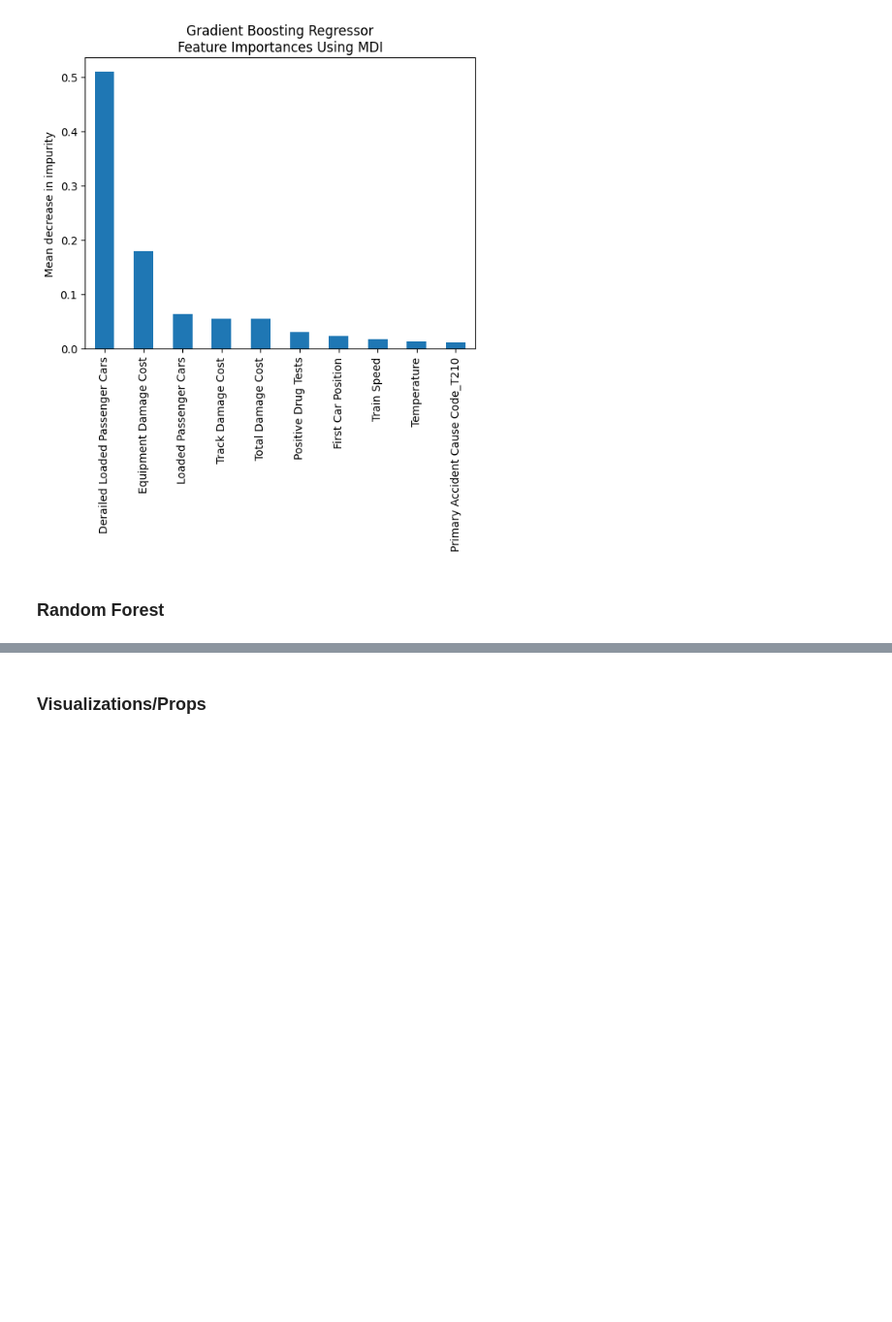
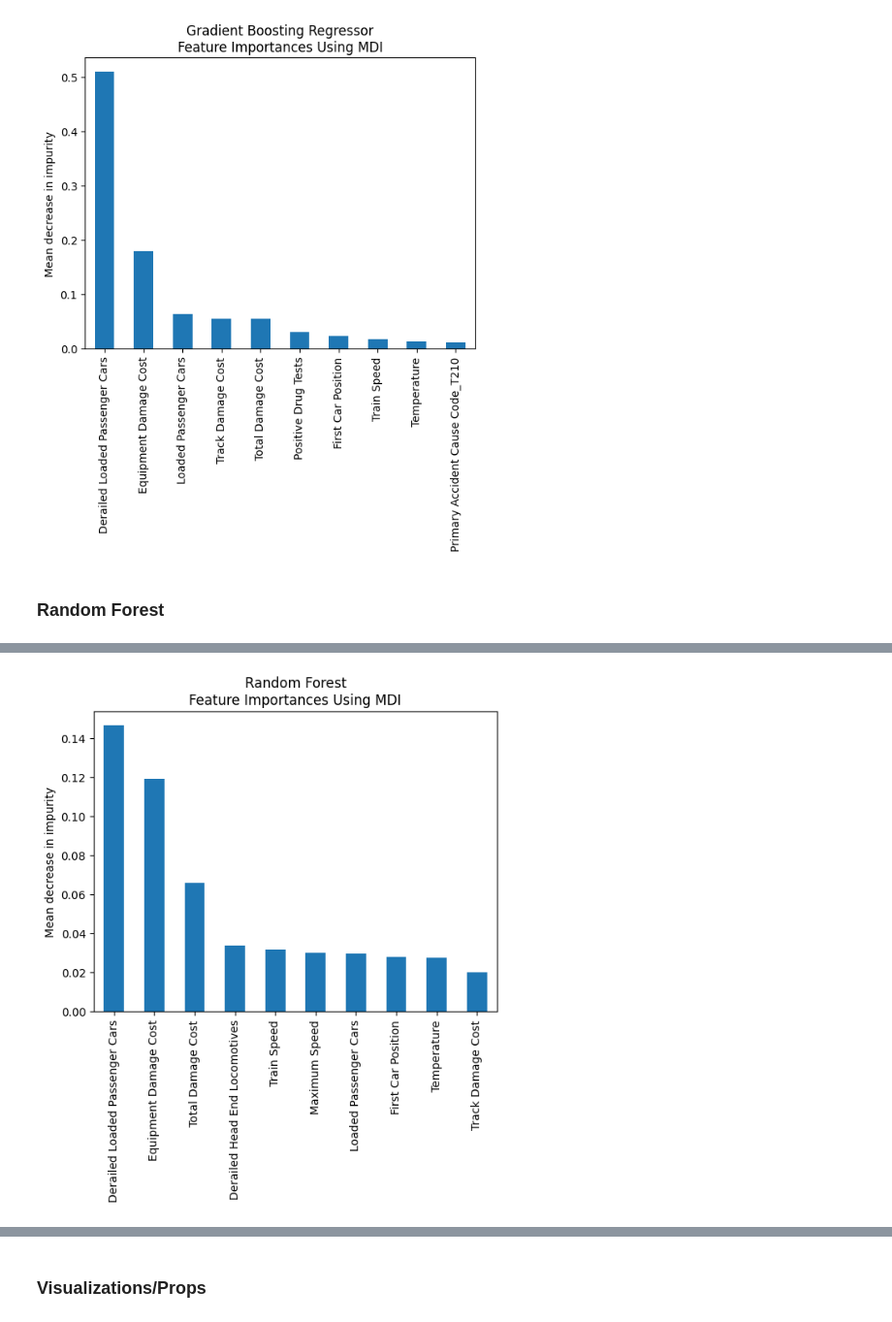
Before and after one commit to ndahlinuvm/Train-Derailment-287Project, a Jupyter notebook: modeling_injuries.ipynb, the cells around one changed output, grey strips where cells are left out. Shown at 97% size. Drawn from its saved outputs; the diff is of its cells as text; code cells hidden in the pictures; blank space fills up the shorter version.

```diff
--- a/modeling_injuries.ipynb
+++ b/modeling_injuries.ipynb
@@ -534,0 +537,10 @@ look at test vs training error over n_estimators
+# %%
+print("max features = full set of predictors")
+rfreg_more_feat = RandomForestRegressor(max_features=int(len(X.columns)/2),
+                              verbose=True,
+                                n_jobs=-1)
+
+rfreg_more_feat.fit(xtrain, ytrain)
+
+print('Test Score:',rfreg_more_feat.score(xtest,ytest))
+print('Train Score:',rfreg_more_feat.score(xtrain,ytrain))
@@ -534,0 +562,7 @@ look at test vs training error over n_estimators
+# %%
+importances2 = rfreg_more_feat.feature_importances_
+colnames = X.columns
+
+std2 = np.std([tree.feature_importances_ for tree in rfreg_more_feat.estimators_], axis=0)
+forest_importances2 = pd.DataFrame({'importances':importances2,'std':std}, index=colnames)
+forest_importances2.sort_values('importances',ascending=False)
@@ -534,0 +583,10 @@ look at test vs training error over n_estimators
+# %%
+top_10_more_feat = forest_importances2.sort_values('importances',ascending=False).iloc[0:10,0]
+std = forest_importances2.sort_values('importances',ascending=False).iloc[0:10,1]
+fig, ax = plt.subplots()
+top_10_more_feat.plot.bar(ax=ax)
+ax.set_title("Random Forest\nFeature Importances Using MDI")
+ax.set_ylabel("Mean decrease in impurity")
+fig.show()
+# %% [output]
+[figure, added]
```
Also changed, not shown: parts of 31 cells of this notebook.
